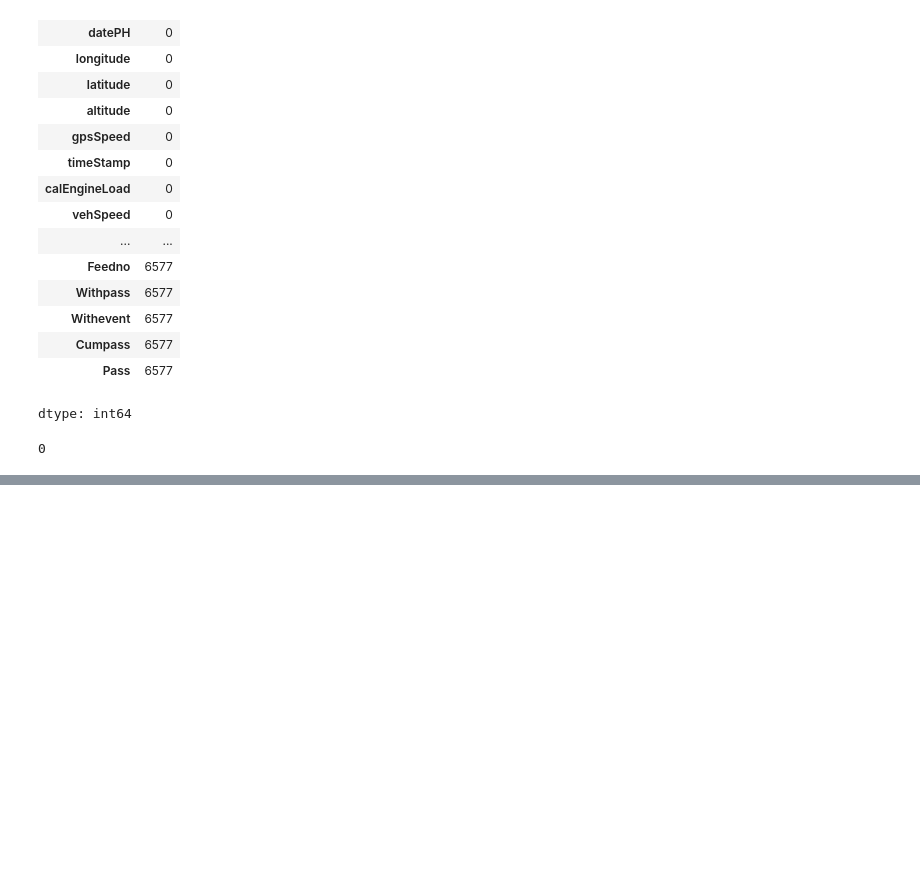
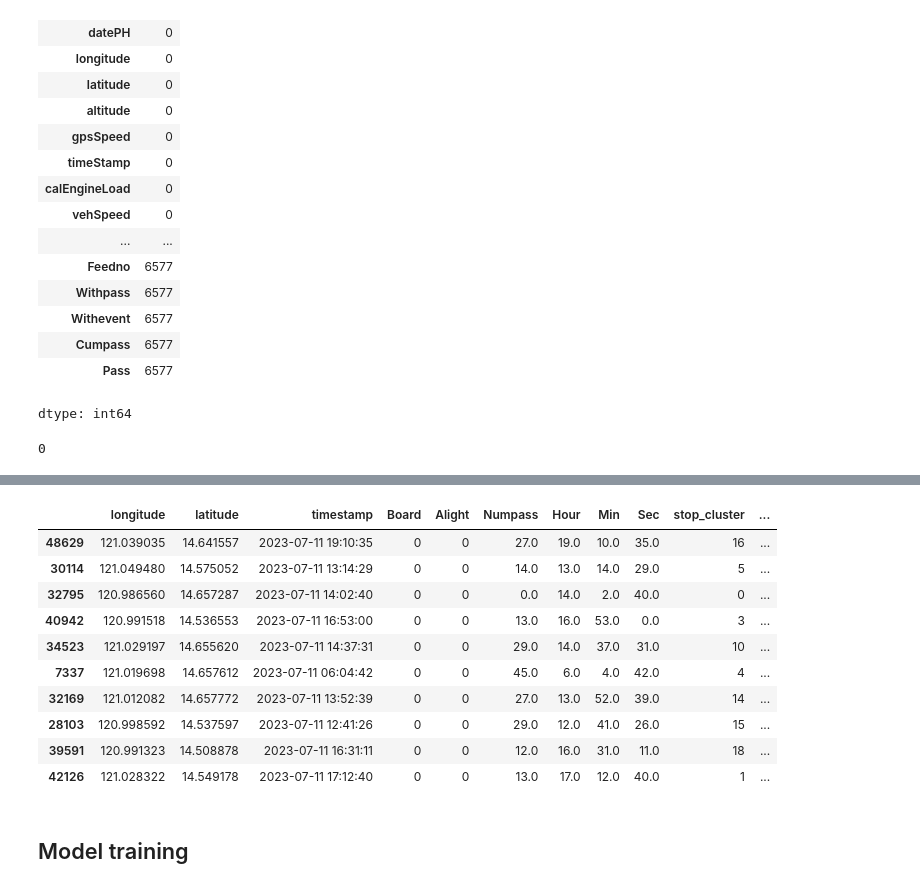
Before and after one commit to machiwao/pjdsc-optima-prime-sakayan-express, a Jupyter notebook: SakayanExpress_DemandMapping.ipynb, the cells around one changed output, grey strips where cells are left out. Saved outputs shown, nothing was run; the diff lists cells and outputs as text; code cells hidden in the pictures; blank space fills up the shorter version.

```diff
--- a/SakayanExpress_DemandMapping.ipynb
+++ b/SakayanExpress_DemandMapping.ipynb
@@ -131,0 +408,16 @@ df.duplicated().sum()
+# %%
+df['Day_of_week'] = df['timestamp'].dt.weekday
+# %%
+df.sample(10)
+# %% [output]
+|  | longitude | latitude | timestamp | Board | Alight | Numpass | Hour | Min | Sec | stop_cluster | ... |
+| 48629 | 121.039035 | 14.641557 | 2023-07-11 19:10:35 | 0 | 0 | 27.0 | 19.0 | 10.0 | 35.0 | 16 | ... |
+| 30114 | 121.049480 | 14.575052 | 2023-07-11 13:14:29 | 0 | 0 | 14.0 | 13.0 | 14.0 | 29.0 | 5 | ... |
+| 32795 | 120.986560 | 14.657287 | 2023-07-11 14:02:40 | 0 | 0 | 0.0 | 14.0 | 2.0 | 40.0 | 0 | ... |
+| 40942 | 120.991518 | 14.536553 | 2023-07-11 16:53:00 | 0 | 0 | 13.0 | 16.0 | 53.0 | 0.0 | 3 | ... |
+| 34523 | 121.029197 | 14.655620 | 2023-07-11 14:37:31 | 0 | 0 | 29.0 | 14.0 | 37.0 | 31.0 | 10 | ... |
+| 7337 | 121.019698 | 14.657612 | 2023-07-11 06:04:42 | 0 | 0 | 45.0 | 6.0 | 4.0 | 42.0 | 4 | ... |
+| 32169 | 121.012082 | 14.657772 | 2023-07-11 13:52:39 | 0 | 0 | 27.0 | 13.0 | 52.0 | 39.0 | 14 | ... |
+| 28103 | 120.998592 | 14.537597 | 2023-07-11 12:41:26 | 0 | 0 | 29.0 | 12.0 | 41.0 | 26.0 | 15 | ... |
+| 39591 | 120.991323 | 14.508878 | 2023-07-11 16:31:11 | 0 | 0 | 12.0 | 16.0 | 31.0 | 11.0 | 18 | ... |
+| 42126 | 121.028322 | 14.549178 | 2023-07-11 17:12:40 | 0 | 0 | 13.0 | 17.0 | 12.0 | 40.0 | 1 | ... |
@@ -131,0 +426,2 @@ df.duplicated().sum()
+# %% [markdown]
+## Model training
```
Also changed, not shown: parts of 30 cells of this notebook.
